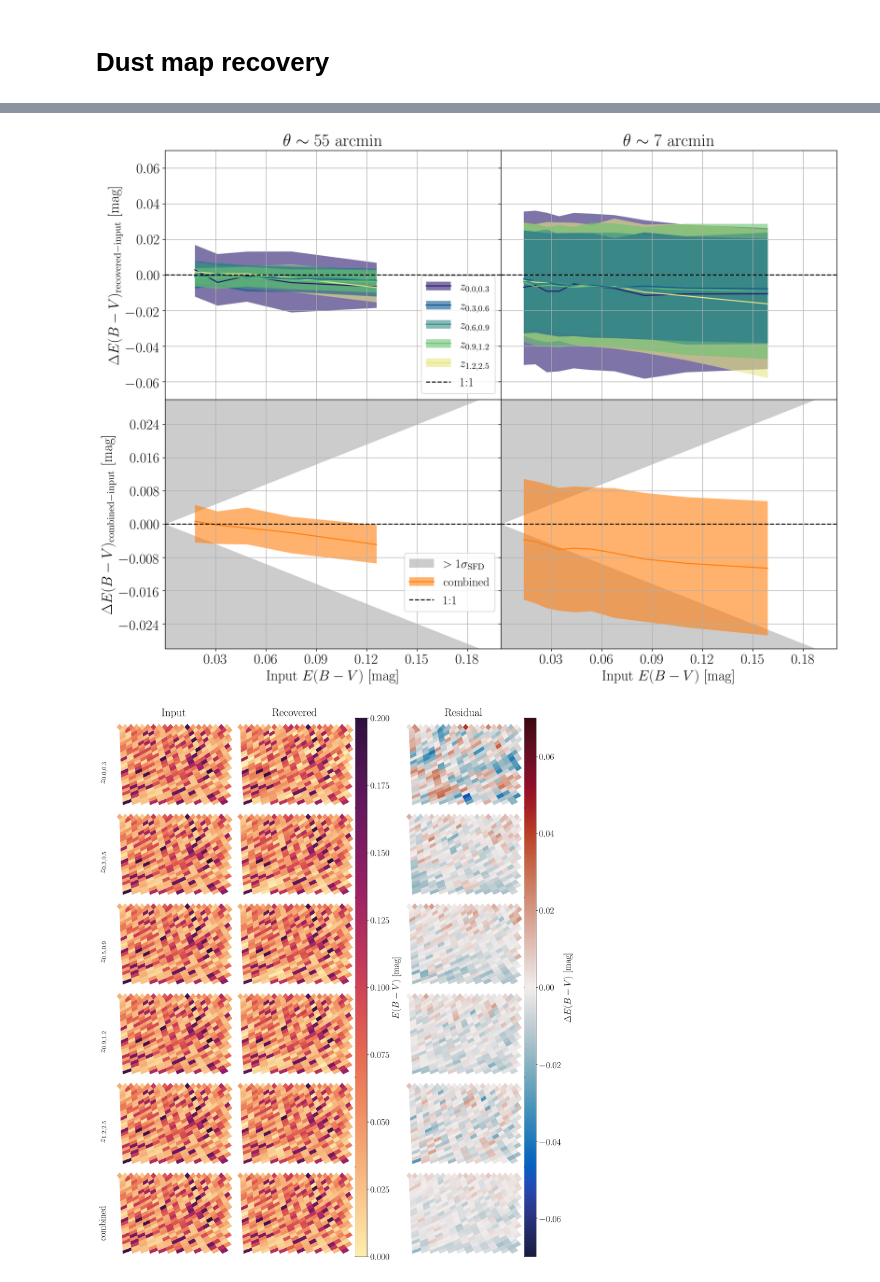
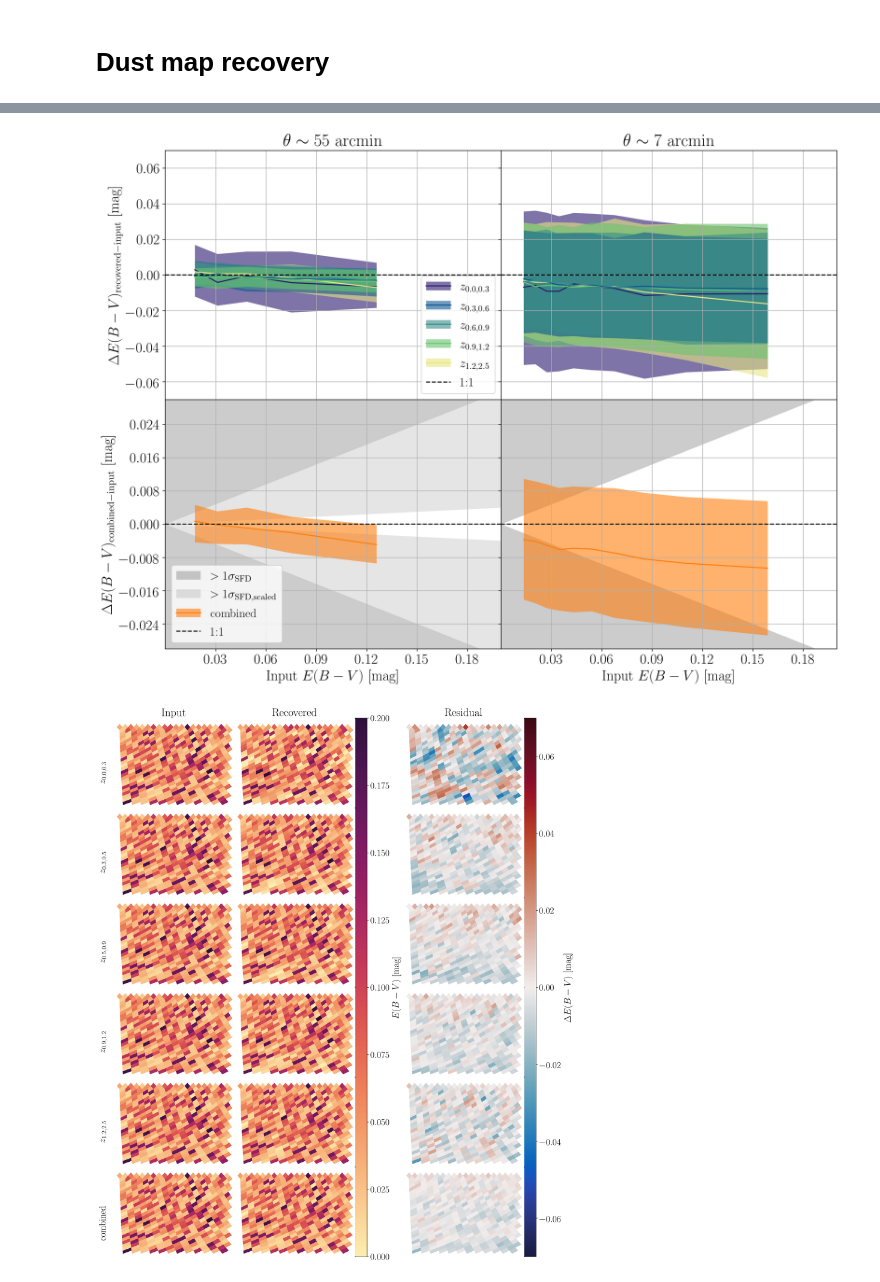
Before and after one commit to MBravoS/MW_dust_galcat, a Jupyter notebook: Plots_main.ipynb, the cells around one changed output, grey strips where cells are left out. Cells and saved outputs as stored; diff of their text form; code cells hidden in the pictures.

```diff
--- a/Plots_main.ipynb
+++ b/Plots_main.ipynb
@@ -267,4 +295,6 @@ Buz_r260_STD_z4 = 0.00767 ($\theta_\mathrm{low}\sim55$ arcmin) | 0.03599 ($\thet
 # %%
+area_sqrt_ratio=(hp.pixelfunc.nside2pixarea(2**6,degrees=True)/hp.pixelfunc.nside2pixarea(2**9,degrees=True))**0.5
+
 fig=plot.figure(figsize=new_fig_size*2)
 spec=gs.GridSpec(nrows=2,ncols=2,figure=fig,wspace=0,hspace=0,left=0.09,right=0.99,bottom=0.07,top=0.96)
 fax=[[fig.add_subplot(spec[0,0]),fig.add_subplot(spec[0,1])],[fig.add_subplot(spec[1,0]),fig.add_subplot(spec[1,1])]]
@@ -290,6 +320,8 @@ for i in Buz_r260_n6_zorder:
                  line_kw={'c':col_map(1.0*i/(L-0.8))})
 sp.axline(a=0,c='k',linestyle='dashed',ax=fax[0][0])
 fax[1][0].fill_between(np.linspace(0,2,100),0.2,0.16*np.linspace(0,2,100),color='k',alpha=0.2,linewidth=0)
+fax[1][0].fill_between(np.linspace(0,2,100),0.16*np.linspace(0,2,100),0.16*np.linspace(0,2,100)/area_sqrt_ratio,color='k',alpha=0.1,linewidth=0)
+fax[1][0].fill_between(np.linspace(0,2,100),-0.16*np.linspace(0,2,100),-0.16*np.linspace(0,2,100)/area_sqrt_ratio,color='k',alpha=0.1,linewidth=0)
 fax[1][0].fill_between(np.linspace(0,2,100),-0.2,-0.16*np.linspace(0,2,100),color='k',alpha=0.2,linewidth=0)
 sp.errorband(map_Buz_r260_n6['input_map'],map_Buz_r260_n6['output_map']-map_Buz_r260_n6['input_map'],stat_mid='median',
              bin_type='equal',bins=5,ylabel='$\Delta E(B-V)_{\mathrm{combined}-\mathrm{input}}$ [mag]',stat_low=16,
@@ -305,37 +337,37 @@ for i in Buz_r260_n9_zorder:
                  band_kw={'color':col_map(1.0*i/(L-0.8)),'alpha':0.6},line_kw={'c':col_map(1.0*i/(L-0.8))})
 sp.axline(a=0,c='k',linestyle='dashed',ax=fax[0][1])
 fax[1][1].fill_between(np.linspace(0,2,100),0.2,0.16*np.linspace(0,2,100),color='k',alpha=0.2,linewidth=0)
 fax[1][1].fill_between(np.linspace(0,2,100),-0.2,-0.16*np.linspace(0,2,100),color='k',alpha=0.2,linewidth=0)
 sp.errorband(map_Buz_r260_n9['input_map'],map_Buz_r260_n9['output_map']-map_Buz_r260_n9['input_map'],stat_mid='median',bin_type='equal',xlabel='Input $E(B-V)$ [mag]',
                  stat_low=16,stat_high=84,line=True,ax=fax[1][1],xlim=[0,0.2],ylim=[-0.03,0.03],
                  bins=10,band_kw={'color':'C1','alpha':0.6},line_kw={'c':'C1'})
 sp.axline(a=0,c='k',linestyle='dashed',ax=fax[1][1])
 
 #Legend
 fax[0][0].legend([(patches.Patch(color=col_map(0.0/(L-0.8)),alpha=0.6,linewidth=0),
                    lines.Line2D([0,1],[0,1],color=col_map(0.0/(L-0.8)))),
                   (patches.Patch(color=col_map(1.0/(L-0.8)),alpha=0.6,linewidth=0),
                    lines.Line2D([0,1],[0,1],color=col_map(1.0/(L-0.8)))),
                   (patches.Patch(color=col_map(2.0/(L-0.8)),alpha=0.6,linewidth=0),
                    lines.Line2D([0,1],[0,1],color=col_map(2.0/(L-0.8)))),
                   (patches.Patch(color=col_map(3.0/(L-0.8)),alpha=0.6,linewidth=0),
                    lines.Line2D([0,1],[0,1],color=col_map(3.0/(L-0.8)))),
                   (patches.Patch(color=col_map(4.0/(L-0.8)),alpha=0.6,linewidth=0),
                    lines.Line2D([0,1],[0,1],color=col_map(4.0/(L-0.8)))),
                   lines.Line2D([0,1],[0,1],color='k',linestyle='dashed')],
                  ['$z_{0.0,0.3}$','$z_{0.3,0.6}$','$z_{0.6,0.9}$','$z_{0.9,1.2}$','$z_{1.2,2.5}$','1:1'],
                  fontsize=17,handler_map={tuple:HandlerTuple(ndivide=1)},loc=4)
-fax[1][0].legend([patches.Patch(color='k',alpha=0.2,linewidth=0),
+fax[1][0].legend([patches.Patch(color='k',alpha=0.2,linewidth=0),patches.Patch(color='k',alpha=0.1,linewidth=0),
                   (patches.Patch(color='C1',alpha=0.6,linewidth=0),lines.Line2D([0,1],[0,1],color='C1')),
                   lines.Line2D([0,1],[0,1],color='k',linestyle='dashed')],
-                 ['$>1\sigma_\mathrm{SFD}$','combined','1:1'],
-                 fontsize=17,handler_map={tuple:HandlerTuple(ndivide=1)},loc=(0.712,0.15))
+                 ["$>1\sigma_\mathrm{SFD}$",'$>1\sigma_\mathrm{SFD,scaled}$','combined','1:1'],
+                 fontsize=17,handler_map={tuple:HandlerTuple(ndivide=1)},loc=3)
 
 plot.savefig('../MWdust_results/EBV_recovery_B260.pdf')
 plot.savefig('../MWdust_results/PNG/EBV_recovery_B260.png')
 plot.show()
 # %% [output]
-[figure, old version]
+[figure, new version]
 # %%
 SFD_Buz_r260_n6=np.array([np.nan for i in range(hp.pixelfunc.nside2npix(2**6))])
 rec_Buz_r260_n6=np.array([np.nan for i in range(hp.pixelfunc.nside2npix(2**6))])
```
Also changed, not shown: parts of 11 cells of this notebook.
